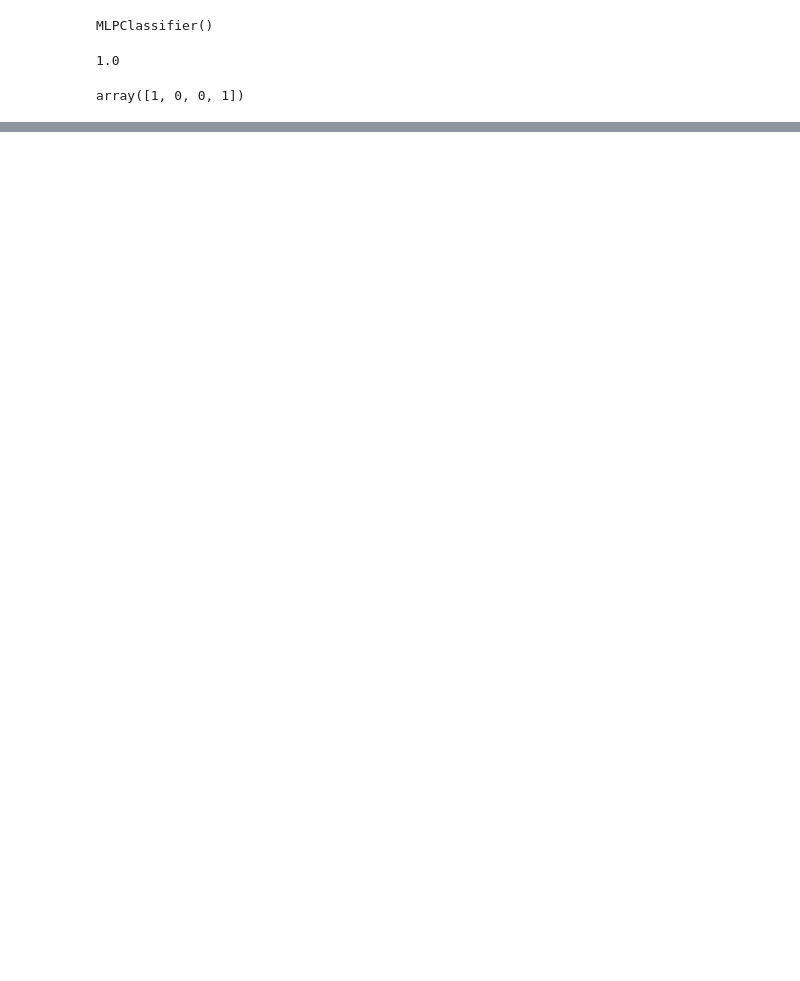
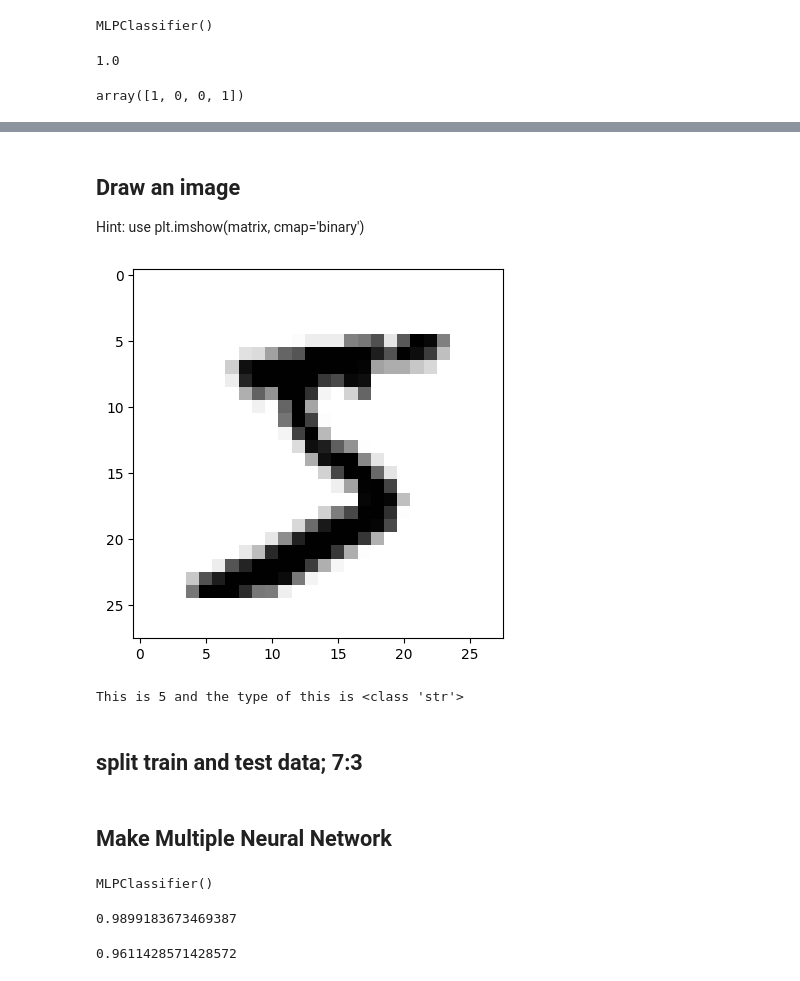
Before and after one commit to gurwoghd/2023_WFK_ICT-Laos-, a Jupyter notebook: sourcecodes/ch6_Perceptron.ipynb, the cells around one changed output, grey strips where cells are left out. Saved outputs shown, nothing was run; the diff lists cells and outputs as text; code cells hidden in the pictures; blank space fills up the shorter version.

```diff
--- a/sourcecodes/ch6_Perceptron.ipynb
+++ b/sourcecodes/ch6_Perceptron.ipynb
@@ -61,0 +69,5 @@ array([1, 0, 0, 1])
+# %%
+from sklearn.datasets import fetch_openml
+
+mnist = fetch_openml('mnist_784', version = 1)
+mnist.keys()
@@ -61,0 +76,3 @@ array([1, 0, 0, 1])
+# %%
+X = mnist.data
+y = mnist.target
@@ -61,0 +101,16 @@ array([1, 0, 0, 1])
+# %% [markdown]
+## Draw an image
+Hint: use plt.imshow(matrix, cmap='binary')
+# %%
+import matplotlib.pyplot as plt
+import matplotlib as mpl
+
+digit = X.iloc[0]
+digit_image = np.array(digit).reshape(28,28)
+
+plt.imshow(digit_image, cmap='binary')
+plt.show()
+print("This is", y.iloc[0], 'and the type of this is', type(y.iloc[0]))
+# %% [output]
+[figure, added]
+This is 5 and the type of this is <class 'str'>
@@ -61,0 +120,2 @@ array([1, 0, 0, 1])
+# %% [markdown]
+## split train and test data; 7:3
@@ -61,0 +126,17 @@ array([1, 0, 0, 1])
+# %% [markdown]
+## Make Multiple Neural Network
+# %%
+from sklearn.neural_network import MLPClassifier
+
+model = MLPClassifier()
+model.fit(X_train,y_train)
+# %% [output]
+MLPClassifier()
+# %%
+model.score(X_train, y_train)
+# %% [output]
+0.9899183673469387
+# %%
+model.score(X_test, y_test)
+# %% [output]
+0.9611428571428572
```
Also changed, not shown: parts of 30 cells of this notebook.
